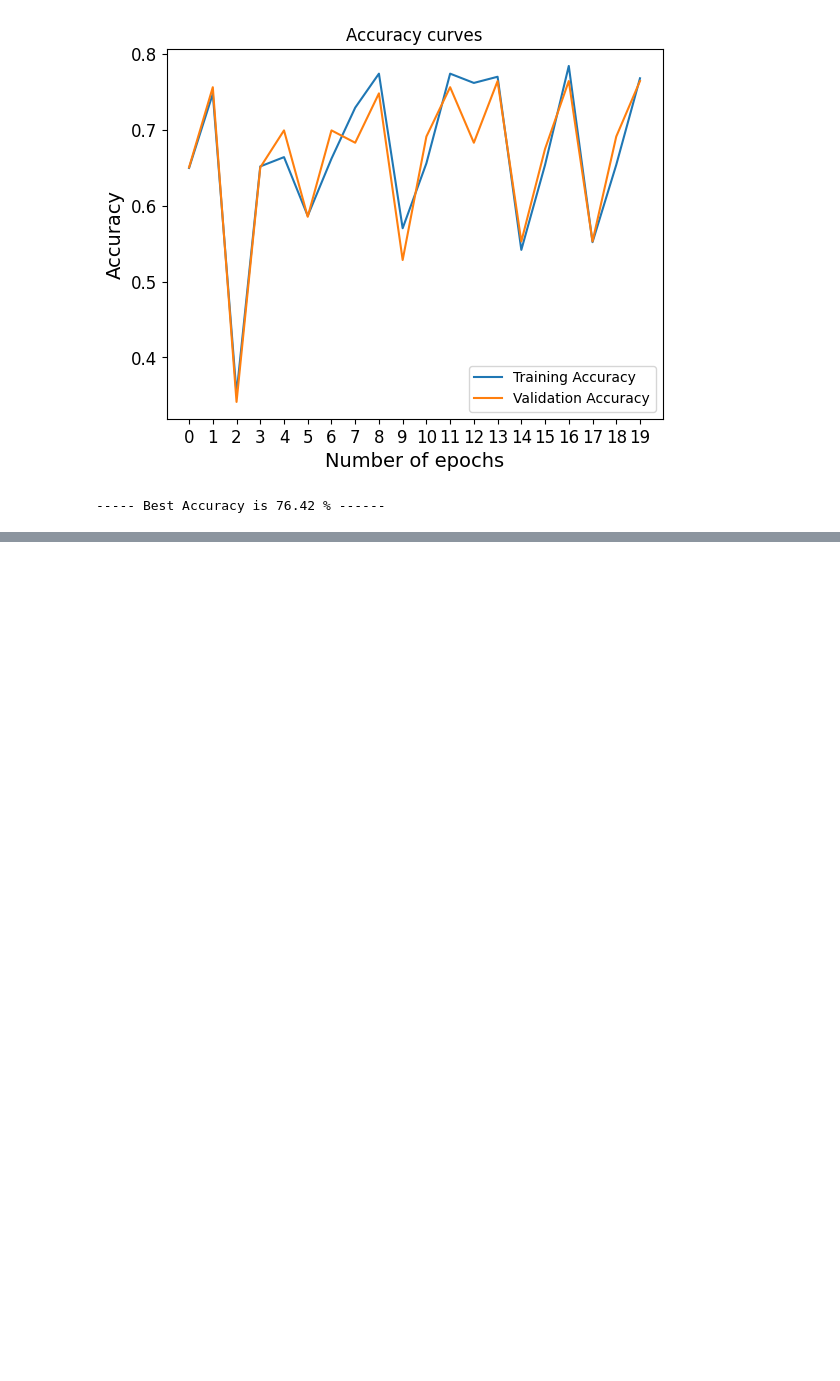
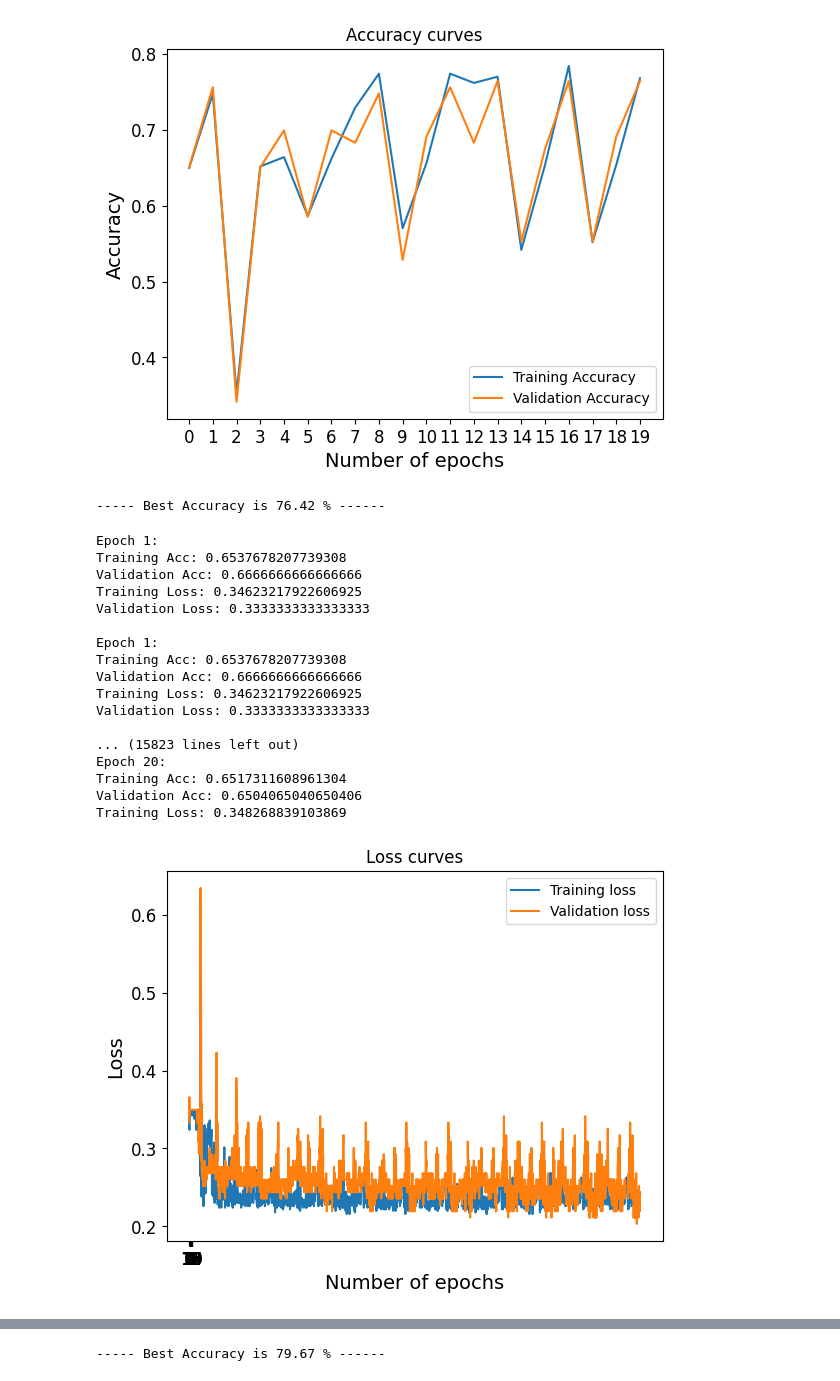
Before and after one commit to KaneZhao/deep-learning-assignments, a Jupyter notebook: assignment1/Assignment1.ipynb, the cells around one changed output, grey strips where cells are left out. Drawn from its saved outputs; the diff is of its cells as text; code cells hidden in the pictures; blank space fills up the shorter version.

Commit message:
Adaline Implement

```diff
--- a/assignment1/Assignment1.ipynb
+++ b/assignment1/Assignment1.ipynb
@@ -358,8 +414,27 @@ Validation Loss: 0.23577235772357724
 # %%
 # Create a simple perceptron
-perceptron = Perceptron(X_train, y_train, X_val, y_val, lr=0.01, bias=True,
-                        seed=200, randomBias=True, earlyStoppingPatience=8)
-perceptron.train(epochs=20)
+adaline = Adaline(X_train, y_train, X_val, y_val, lr=0.01, loss_type="zero-one", bias=False,
+                        seed=200, randomBias=False, earlyStopping=20)
+adaline.train(epochs=20, verbose=True)
 
 # Set best weights
-perceptron.setBest()
+adaline.showBestAccuracy()
+# %% [output]
+Epoch 1:
+Training Acc: 0.6537678207739308
+Validation Acc: 0.6666666666666666
+Training Loss: 0.34623217922606925
+Validation Loss: 0.3333333333333333
+
+Epoch 1:
+Training Acc: 0.6537678207739308
+Validation Acc: 0.6666666666666666
+Training Loss: 0.34623217922606925
+Validation Loss: 0.3333333333333333
+
+... (15823 lines left out)
+Epoch 20:
+Training Acc: 0.6517311608961304
+Validation Acc: 0.6504065040650406
+Training Loss: 0.348268839103869
+[figure, added]
@@ -365,0 +442 @@ perceptron.setBest()
+----- Best Accuracy is 79.67 % ------
```
Also changed, not shown: parts of 3 cells of this notebook.
